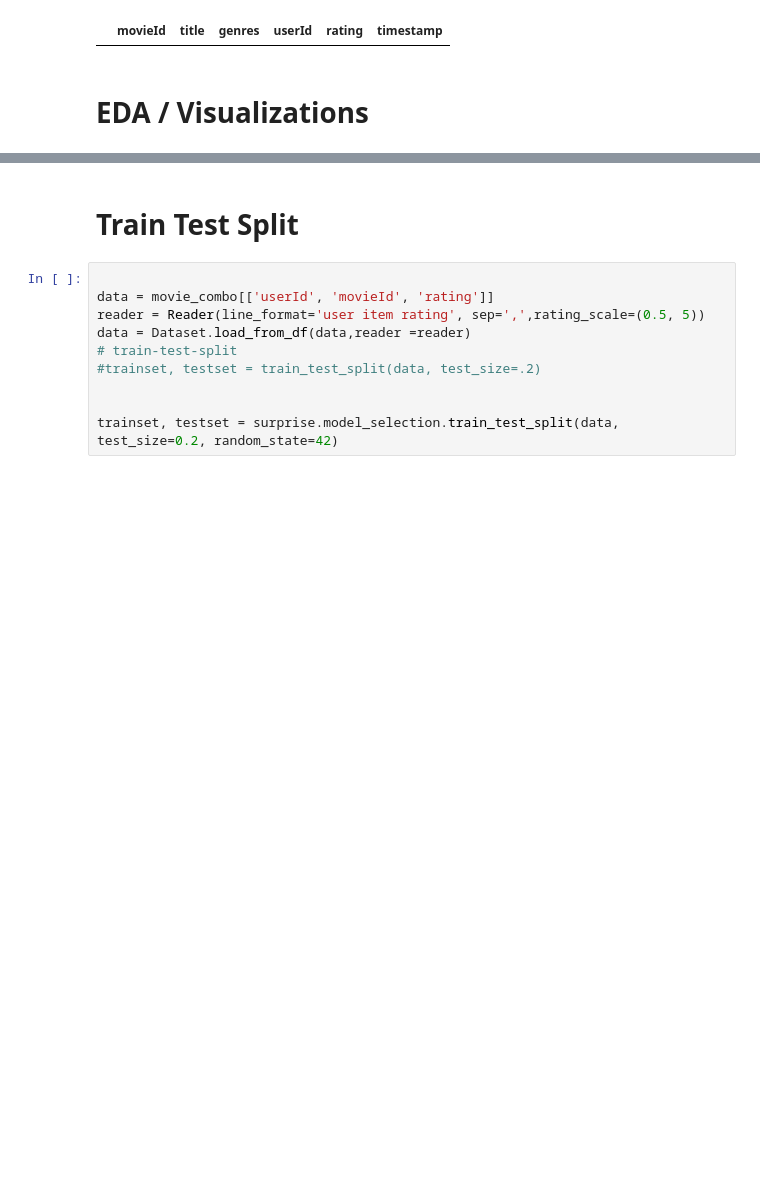
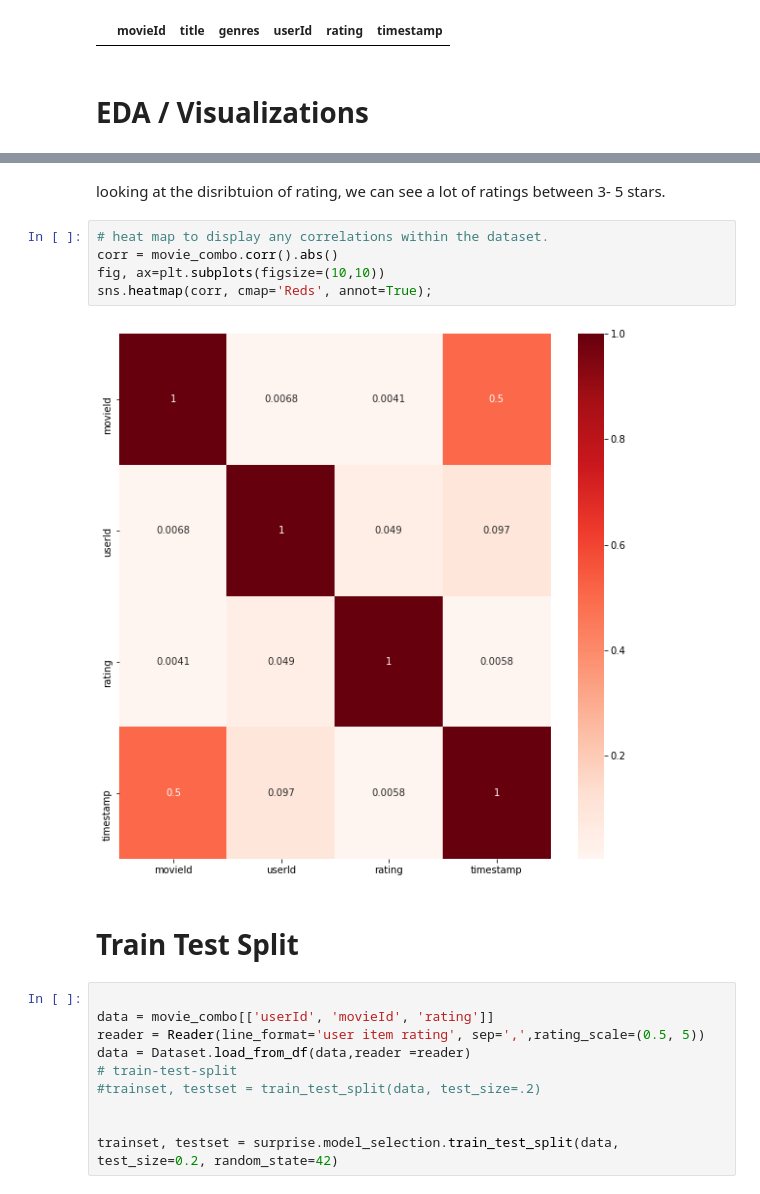
Before and after one commit to DaraNadine/Project_4_RecSystems, a Jupyter notebook: Main Notebook.ipynb, the cells around one changed output, grey strips where cells are left out. Cells and saved outputs as stored; diff of their text form; blank space fills up the shorter version.

```diff
--- a/Main Notebook.ipynb
+++ b/Main Notebook.ipynb
@@ -293,3 +325,12 @@ movie_combo[(movie_combo['movieId'] == 26958 | 64997 | 144606 | 147002 | 168358)
+# %% [markdown]
+looking at the disribtuion of rating, we can see a lot of ratings between 3- 5 stars.
+# %%
+# heat map to display any correlations within the dataset.
+corr = movie_combo.corr().abs()
+fig, ax=plt.subplots(figsize=(10,10))
+sns.heatmap(corr, cmap='Reds', annot=True);
+# %% [output]
+[figure, added]
 # %% [markdown]
 # Train Test Split
 # %%
```
Also changed, not shown: parts of 13 cells of this notebook.
